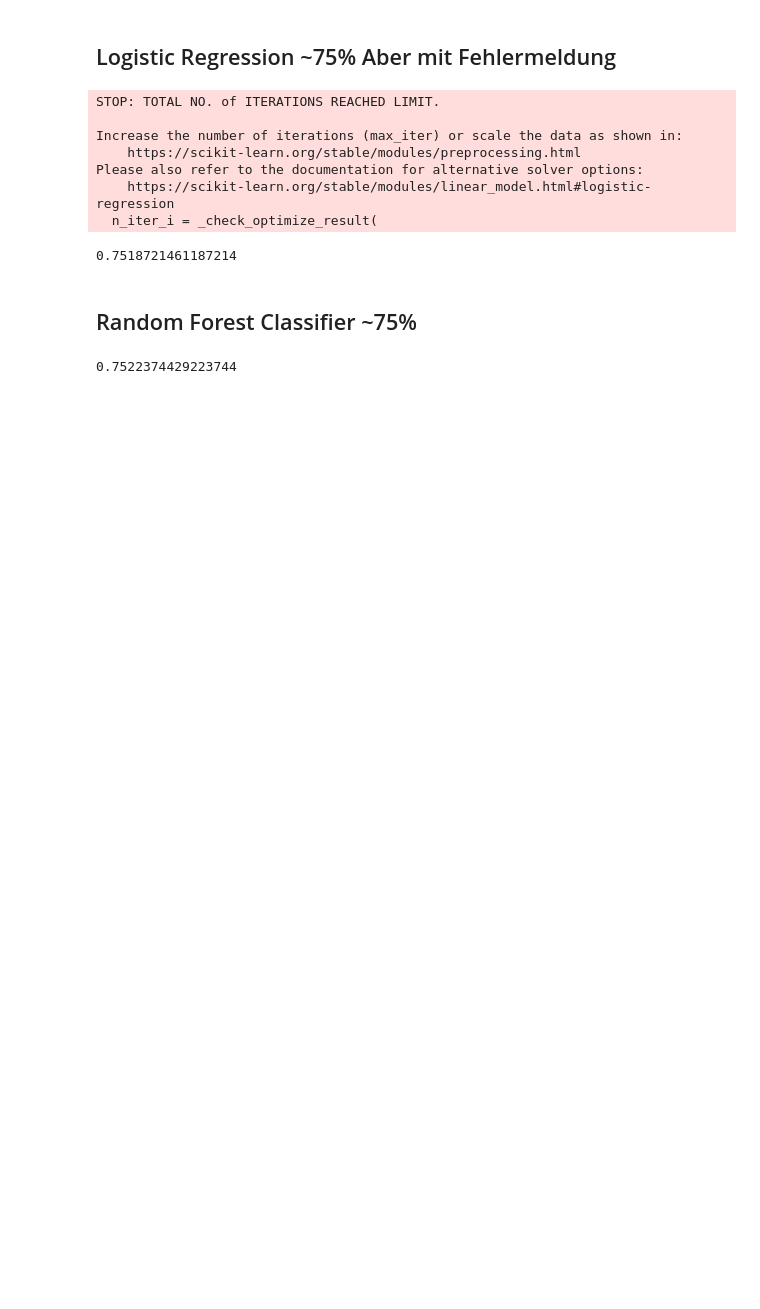
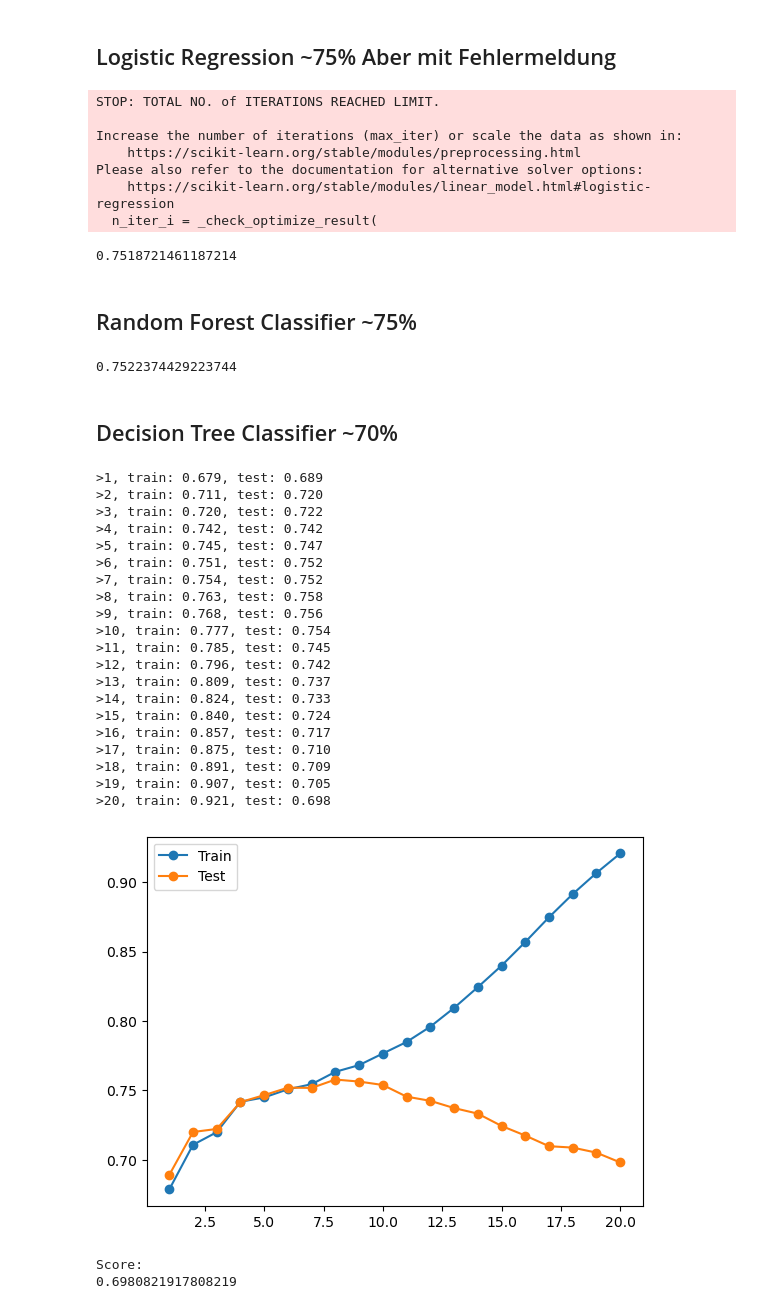
Before and after one commit to BernhardFleck/PredictCardiacDisease, a Jupyter notebook: JupyterML/SCED_ML_Project.ipynb, the cells around one changed output. Saved outputs shown, nothing was run; the diff lists cells and outputs as text; code cells hidden in the pictures; blank space fills up the shorter version.

Commit message:
add decision tree classifier algorithm

```diff
--- a/JupyterML/SCED_ML_Project.ipynb
+++ b/JupyterML/SCED_ML_Project.ipynb
@@ -273,3 +275,58 @@ rf = RandomForestClassifier().fit(X_train, y_train)
 rf.score(X_test, y_test)
 # %% [output]
 0.7522374429223744
+# %% [markdown]
+## Decision Tree Classifier ~70%
+# %%
+from sklearn.tree import DecisionTreeClassifier
+
+train_scores, test_scores = list(), list()
+# define the tree depths to evaluate
+iterations = [i for i in range(1, 21)]
+# evaluate a decision tree for each depth
+for i in iterations:
+	# configure the model
+	model = DecisionTreeClassifier(max_depth=i)
+	# fit model on the training dataset
+	model.fit(X_train, y_train)
+	# evaluate on the train dataset
+	trainPrediction = model.predict(X_train)
+	trainAccuracy = accuracy_score(y_train, trainPrediction)
+	train_scores.append(trainAccuracy)
+	# evaluate on the test dataset
+	testPrediction = model.predict(X_test)
+	testAccuracy = accuracy_score(y_test, testPrediction)
+	test_scores.append(testAccuracy)
+	# summarize progress
+	print('>%d, train: %.3f, test: %.3f' % (i, trainAccuracy, testAccuracy))
+# plot of train and test scores vs tree depth
+pyplot.plot(iterations, train_scores, '-o', label='Train')
+pyplot.plot(iterations, test_scores, '-o', label='Test')
+pyplot.legend()
+pyplot.show()
+print("Score:")
+print(model.score(X_test, y_test))
+# %% [output]
+>1, train: 0.679, test: 0.689
+>2, train: 0.711, test: 0.720
+>3, train: 0.720, test: 0.722
+>4, train: 0.742, test: 0.742
+>5, train: 0.745, test: 0.747
+>6, train: 0.751, test: 0.752
+>7, train: 0.754, test: 0.752
+>8, train: 0.763, test: 0.758
+>9, train: 0.768, test: 0.756
+>10, train: 0.777, test: 0.754
+>11, train: 0.785, test: 0.745
+>12, train: 0.796, test: 0.742
+>13, train: 0.809, test: 0.737
+>14, train: 0.824, test: 0.733
+>15, train: 0.840, test: 0.724
+>16, train: 0.857, test: 0.717
+>17, train: 0.875, test: 0.710
+>18, train: 0.891, test: 0.709
+>19, train: 0.907, test: 0.705
+>20, train: 0.921, test: 0.698
+[figure, added]
+Score:
+0.6980821917808219
```
Also changed, not shown: parts of 6 cells of this notebook.
